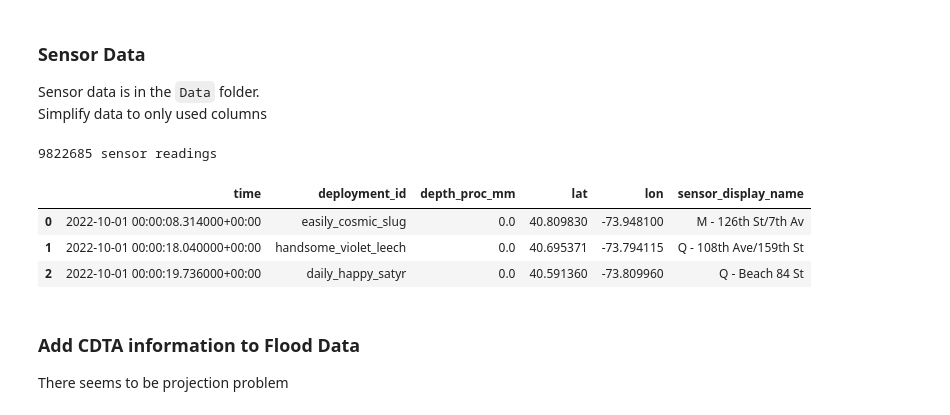
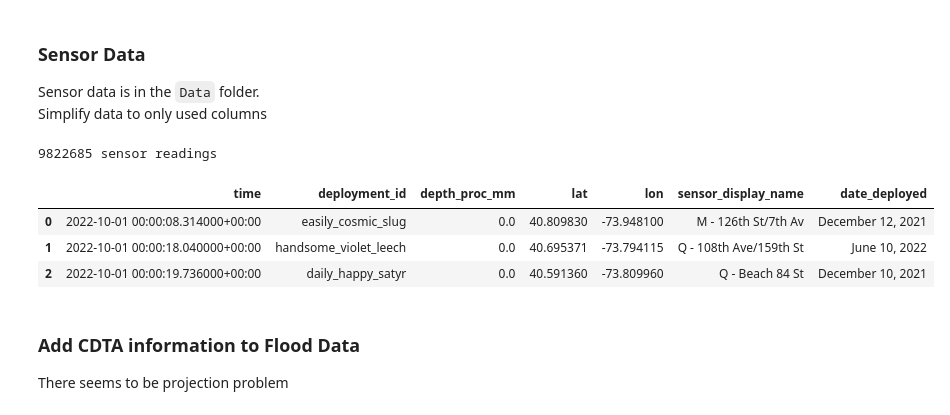
Before and after one commit to cankadir/FloodAnalysis, a Jupyter notebook: Local_Reports/PDF_Reporting.ipynb, the cells around one changed output. Cells and saved outputs as stored; diff of their text form; code cells hidden in the pictures.

```diff
--- a/Local_Reports/PDF_Reporting.ipynb
+++ b/Local_Reports/PDF_Reporting.ipynb
@@ -40,17 +41,18 @@ Sensor data is in the `Data` folder.
 Simplify data to only used columns
 # %%
 flood_data = pd.read_parquet( os.path.join( report_folder, "Data", 'all_flood_data.parquet'), engine='pyarrow' )
-flood_data = flood_data[[ 'time','deployment_id','depth_proc_mm','lat','lon','sensor_display_name' ]]
+
+flood_data = flood_data[[ 'time','deployment_id','depth_proc_mm','lat','lon','sensor_display_name','date_deployed' ]]
 flood_data = flood_data.dropna( subset=['depth_proc_mm'], axis=0 )
 
 print( flood_data.shape[0] , 'sensor readings' )
 flood_data.head(3)
 # %% [output]
 9822685 sensor readings
-|  | time | deployment_id | depth_proc_mm | lat | lon | sensor_display_name |
-| 0 | 2022-10-01 00:00:08.314000+00:00 | easily_cosmic_slug | 0.0 | 40.809830 | -73.948100 | M - 126th St/7th Av |
-| 1 | 2022-10-01 00:00:18.040000+00:00 | handsome_violet_leech | 0.0 | 40.695371 | -73.794115 | Q - 108th Ave/159th St |
-| 2 | 2022-10-01 00:00:19.736000+00:00 | daily_happy_satyr | 0.0 | 40.591360 | -73.809960 | Q - Beach 84 St |
+|  | time | deployment_id | depth_proc_mm | lat | lon | sensor_display_name | date_deployed |
+| 0 | 2022-10-01 00:00:08.314000+00:00 | easily_cosmic_slug | 0.0 | 40.809830 | -73.948100 | M - 126th St/7th Av | December 12, 2021 |
+| 1 | 2022-10-01 00:00:18.040000+00:00 | handsome_violet_leech | 0.0 | 40.695371 | -73.794115 | Q - 108th Ave/159th St | June 10, 2022 |
+| 2 | 2022-10-01 00:00:19.736000+00:00 | daily_happy_satyr | 0.0 | 40.591360 | -73.809960 | Q - Beach 84 St | December 10, 2021 |
 # %% [markdown]
 ### Add CDTA information to Flood Data
 There seems to be projection problem
```
Also changed, not shown: parts of 11 cells of this notebook, 2 other files.
